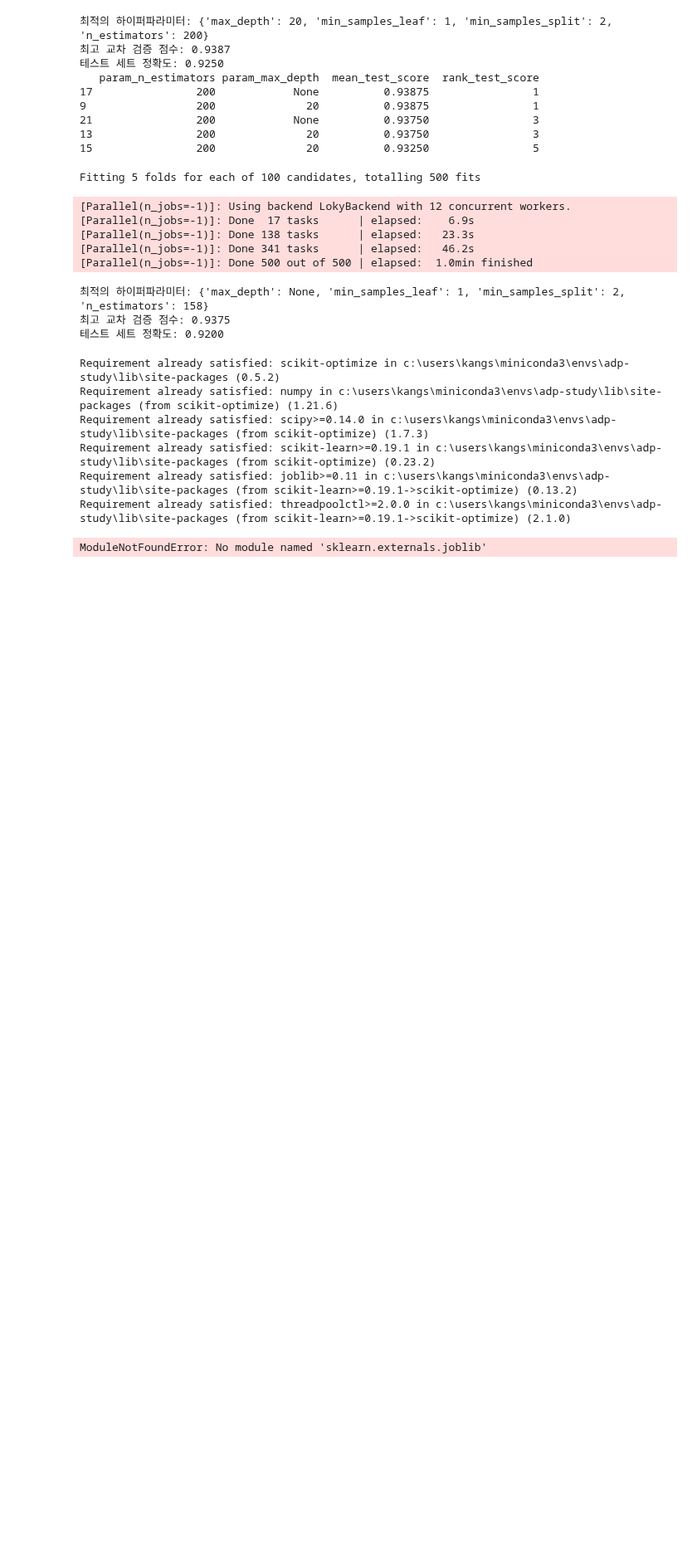
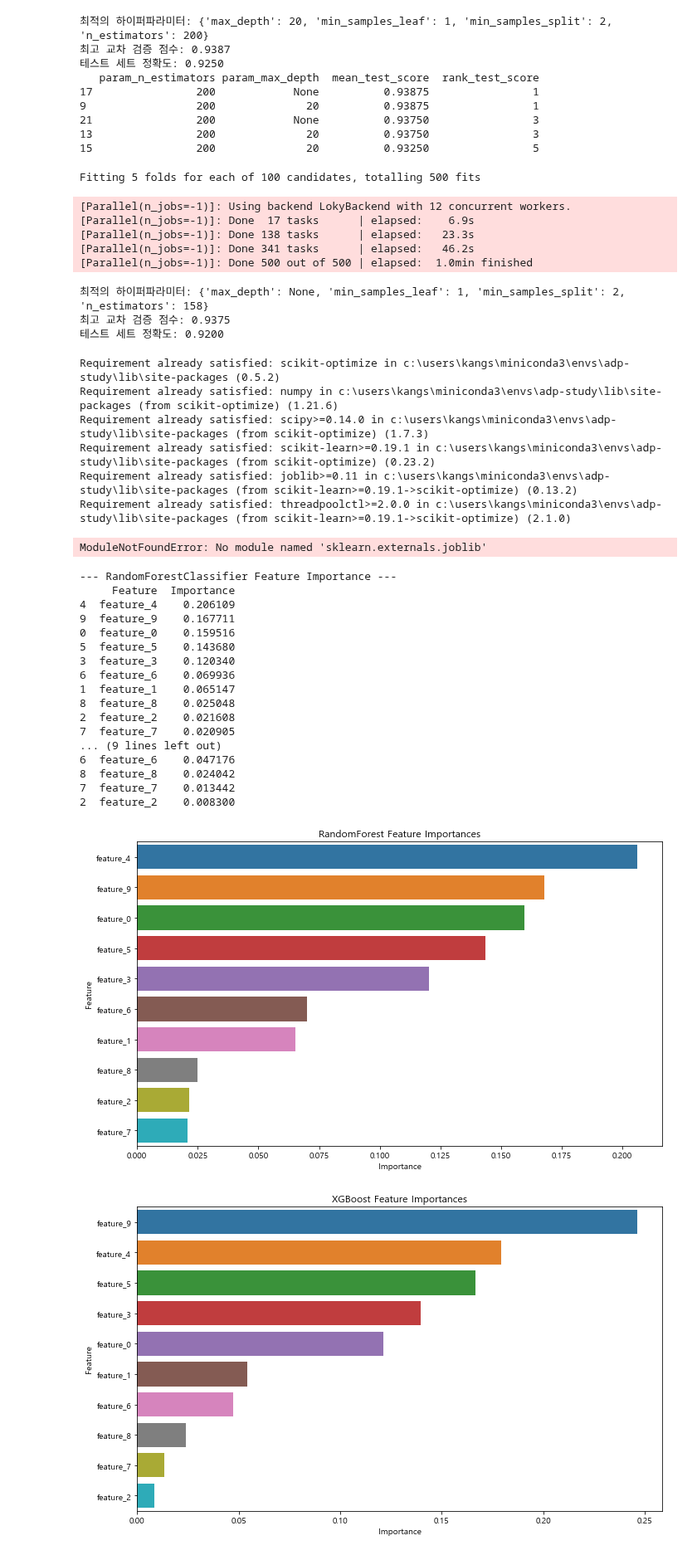
Before and after one commit to kangspa/ADP-study, a Jupyter notebook: PracticeTest/practice.ipynb, the cells around one changed output. Shown at 83% size. Saved outputs shown, nothing was run; the diff lists cells and outputs as text; code cells hidden in the pictures; blank space fills up the shorter version.

```diff
--- a/PracticeTest/practice.ipynb
+++ b/PracticeTest/practice.ipynb
@@ -589,3 +589,73 @@ y_pred = best_model.predict(X_test)
 print(f"테스트 세트 정확도: {accuracy_score(y_test, y_pred):.4f}")
 # %% [output]
 ModuleNotFoundError: No module named 'sklearn.externals.joblib'
+# %%
+import numpy as np
+import pandas as pd
+import matplotlib.pyplot as plt
+import seaborn as sns
+from sklearn.model_selection import train_test_split
+from sklearn.ensemble import RandomForestClassifier
+from xgboost import XGBClassifier
+from sklearn.datasets import make_classification
+
+# 1. 데이터 준비
+X, y = make_classification(n_samples=1000, n_features=10, n_informative=5, n_redundant=2, random_state=42)
+feature_names = [f'feature_{i}' for i in range(X.shape[1])]
+X_df = pd.DataFrame(X, columns=feature_names)
+
+X_train, X_test, y_train, y_test = train_test_split(X_df, y, test_size=0.2, random_state=42)
+
+# 2. RandomForestClassifier를 이용한 변수 중요도 확인
+print("\n--- RandomForestClassifier Feature Importance ---")
+rf_model = RandomForestClassifier(n_estimators=100, random_state=42)
+rf_model.fit(X_train, y_train)
+
+rf_importances = rf_model.feature_importances_
+rf_feature_importance_df = pd.DataFrame({'Feature': feature_names, 'Importance': rf_importances})
+rf_feature_importance_df = rf_feature_importance_df.sort_values(by='Importance', ascending=False)
+print(rf_feature_importance_df)
+
+# 3. XGBClassifier를 이용한 변수 중요도 확인
+print("\n--- XGBClassifier Feature Importance ---")
+xgb_model = XGBClassifier(n_estimators=100, use_label_encoder=False, eval_metric='logloss', random_state=42)
+xgb_model.fit(X_train, y_train)
+
+xgb_importances = xgb_model.feature_importances_
+xgb_feature_importance_df = pd.DataFrame({'Feature': feature_names, 'Importance': xgb_importances})
+xgb_feature_importance_df = xgb_feature_importance_df.sort_values(by='Importance', ascending=False)
+print(xgb_feature_importance_df)
+
+# 4. 변수 중요도 시각화 (RandomForest)
+plt.figure(figsize=(10, 6))
+sns.barplot(x='Importance', y='Feature', data=rf_feature_importance_df)
+plt.title('RandomForest Feature Importances')
+plt.tight_layout()
+plt.show()
+
+# 5. 변수 중요도 시각화 (XGBoost)
+plt.figure(figsize=(10, 6))
+sns.barplot(x='Importance', y='Feature', data=xgb_feature_importance_df)
+plt.title('XGBoost Feature Importances')
+plt.tight_layout()
+plt.show()
+# %% [output]
+--- RandomForestClassifier Feature Importance ---
+     Feature  Importance
+4  feature_4    0.206109
+9  feature_9    0.167711
+0  feature_0    0.159516
+5  feature_5    0.143680
+3  feature_3    0.120340
+6  feature_6    0.069936
+1  feature_1    0.065147
+8  feature_8    0.025048
+2  feature_2    0.021608
+7  feature_7    0.020905
+... (9 lines left out)
+6  feature_6    0.047176
+8  feature_8    0.024042
+7  feature_7    0.013442
+2  feature_2    0.008300
+[figure, added]
+[figure, added]
```
Also changed, not shown: 1 other file.
